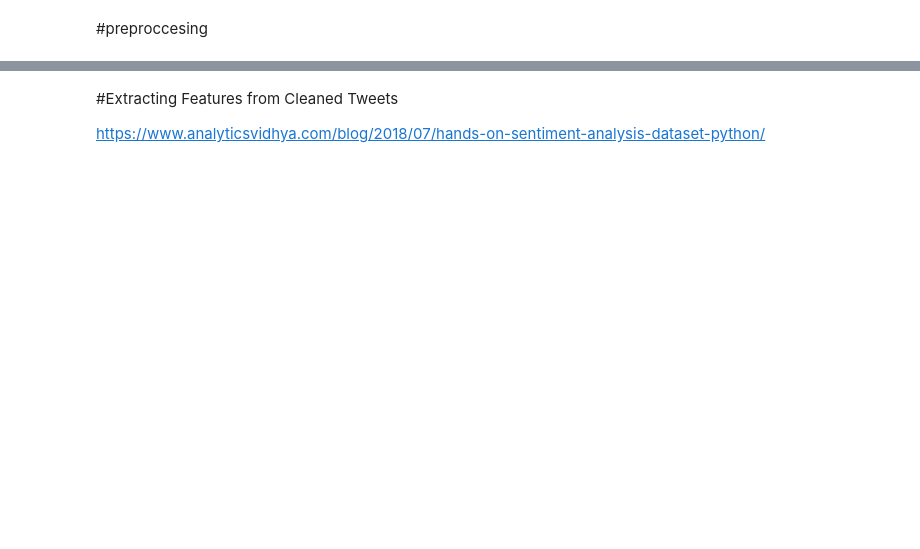
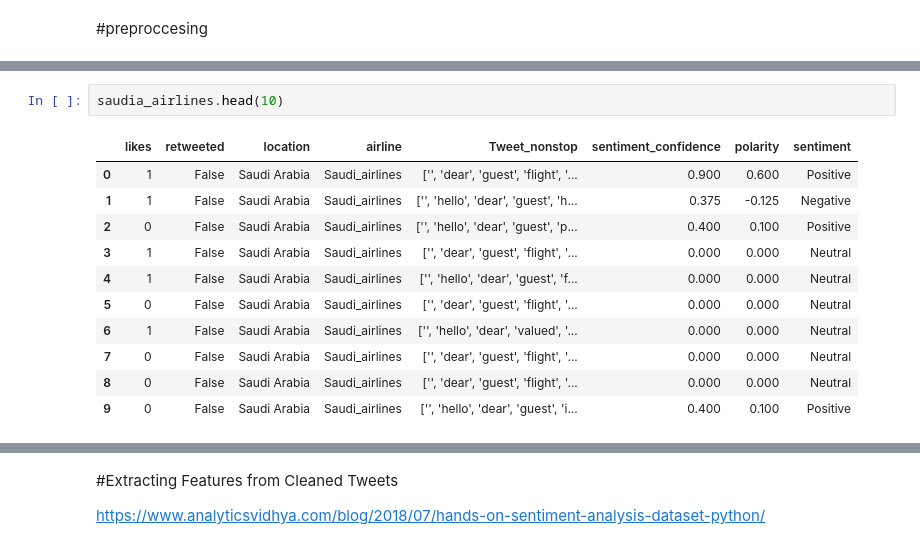
Before and after one commit to buthaina279/DS_Capstone_NLP, a Jupyter notebook: ML.ipynb, the cells around one changed output, grey strips where cells are left out. Saved outputs shown, nothing was run; the diff lists cells and outputs as text; blank space fills up the shorter version.

```diff
--- a/ML.ipynb
+++ b/ML.ipynb
@@ -48,0 +76,14 @@ saudia_airlines.head(10)
+# %%
+saudia_airlines.head(10)
+# %% [output]
+|  | likes | retweeted | location | airline | Tweet_nonstop | sentiment_confidence | polarity | sentiment |
+| 0 | 1 | False | Saudi Arabia | Saudi_airlines | ['', 'dear', 'guest', 'flight', '... | 0.900 | 0.600 | Positive |
+| 1 | 1 | False | Saudi Arabia | Saudi_airlines | ['', 'hello', 'dear', 'guest', 'h... | 0.375 | -0.125 | Negative |
+| 2 | 0 | False | Saudi Arabia | Saudi_airlines | ['', 'hello', 'dear', 'guest', 'p... | 0.400 | 0.100 | Positive |
+| 3 | 1 | False | Saudi Arabia | Saudi_airlines | ['', 'dear', 'guest', 'flight', '... | 0.000 | 0.000 | Neutral |
+| 4 | 1 | False | Saudi Arabia | Saudi_airlines | ['', 'hello', 'dear', 'guest', 'f... | 0.000 | 0.000 | Neutral |
+| 5 | 0 | False | Saudi Arabia | Saudi_airlines | ['', 'dear', 'guest', 'flight', '... | 0.000 | 0.000 | Neutral |
+| 6 | 1 | False | Saudi Arabia | Saudi_airlines | ['', 'hello', 'dear', 'valued', '... | 0.000 | 0.000 | Neutral |
+| 7 | 0 | False | Saudi Arabia | Saudi_airlines | ['', 'dear', 'guest', 'flight', '... | 0.000 | 0.000 | Neutral |
+| 8 | 0 | False | Saudi Arabia | Saudi_airlines | ['', 'dear', 'guest', 'flight', '... | 0.000 | 0.000 | Neutral |
+| 9 | 0 | False | Saudi Arabia | Saudi_airlines | ['', 'hello', 'dear', 'guest', 'i... | 0.400 | 0.100 | Positive |
```
Also changed, not shown: parts of 39 cells of this notebook.
